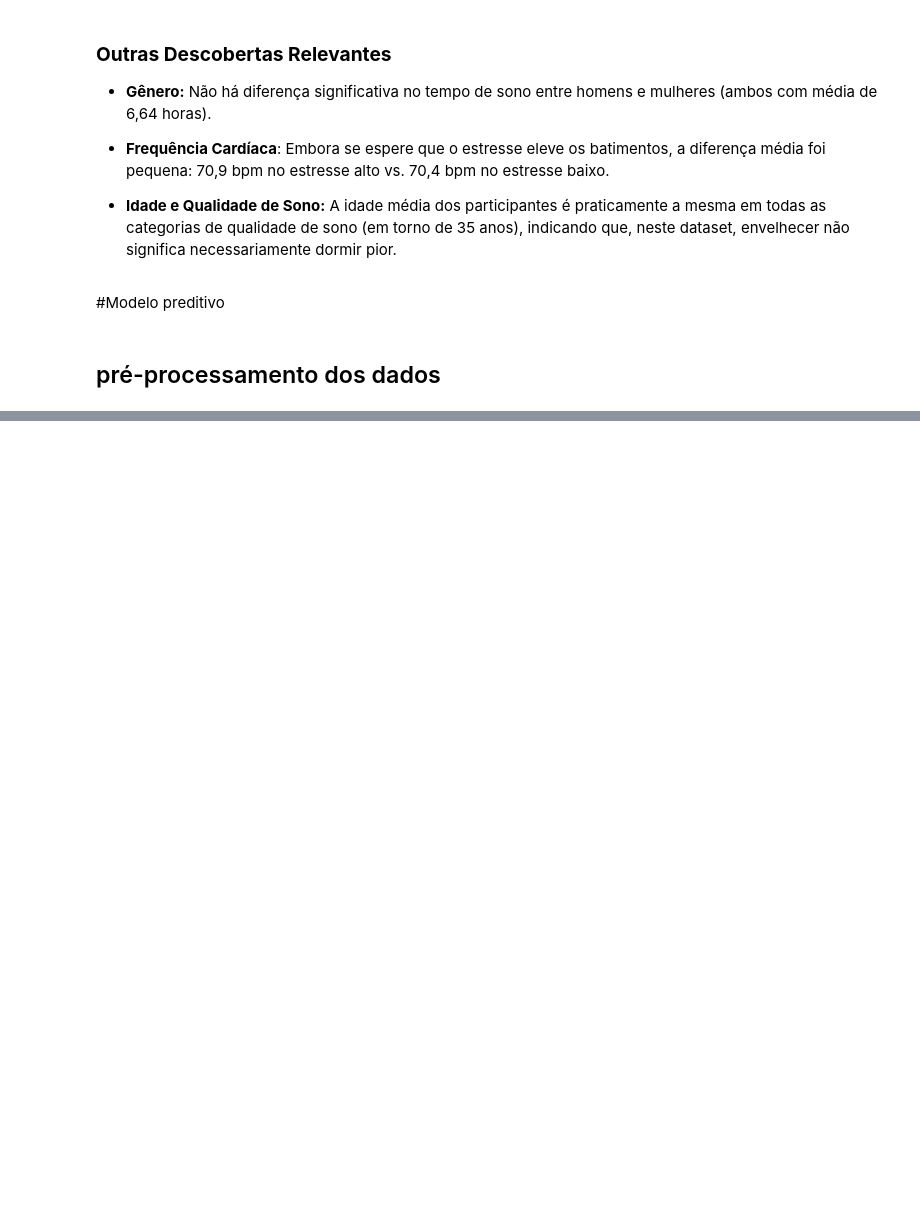
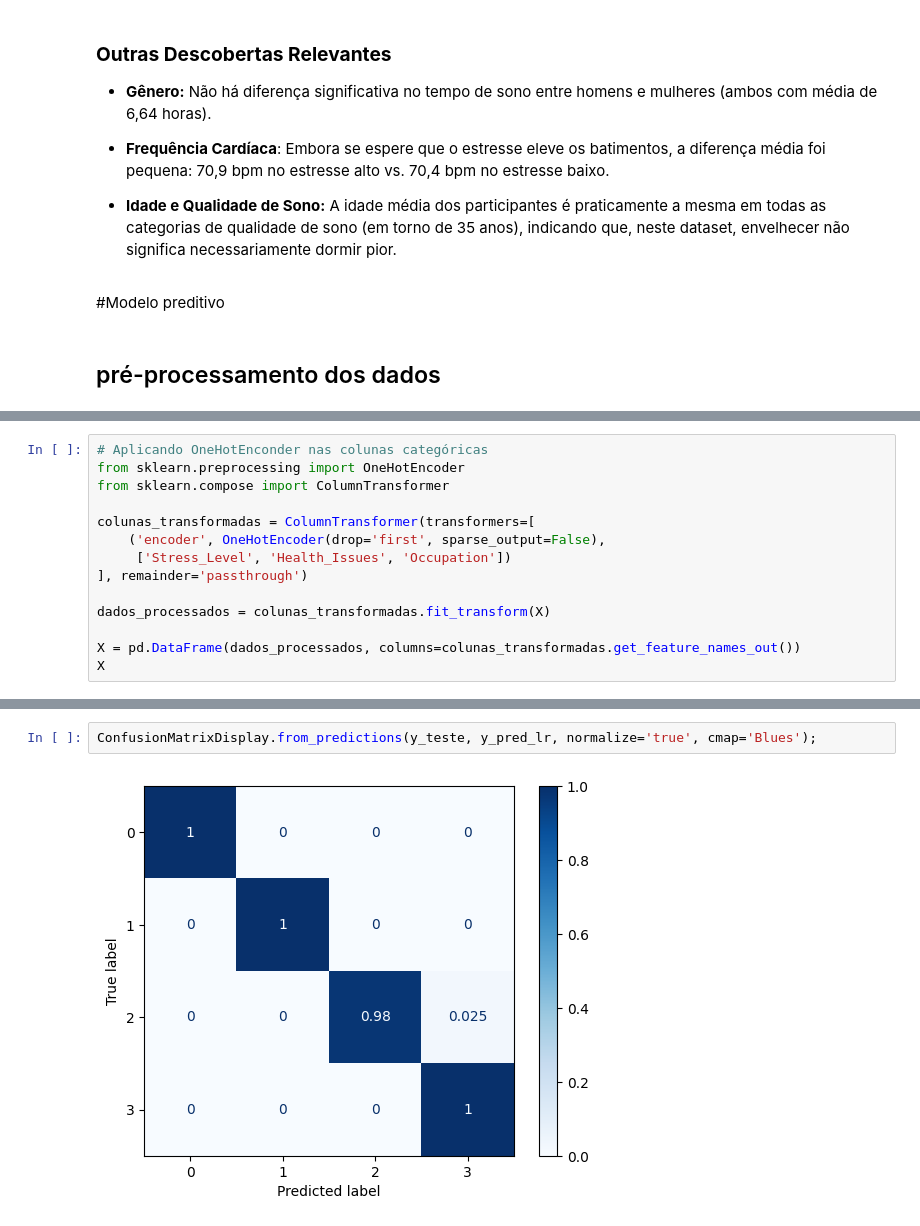
Before and after one commit to Augu5t0/Cientista-de-Dados-N-vel-1, a Jupyter notebook: Notebook/checkpoint.ipynb, the cells around one changed output, grey strips where cells are left out. Cells and saved outputs as stored; diff of their text form; blank space fills up the shorter version.

```diff
--- a/Notebook/checkpoint.ipynb
+++ b/Notebook/checkpoint.ipynb
@@ -479,0 +525,14 @@ A análise de matriz de frequência (crosstab) revelou que o nível de estresse
+# %%
+# Aplicando OneHotEnconder nas colunas categóricas
+from sklearn.preprocessing import OneHotEncoder
+from sklearn.compose import ColumnTransformer
+
+colunas_transformadas = ColumnTransformer(transformers=[
+    ('encoder', OneHotEncoder(drop='first', sparse_output=False),
+     ['Stress_Level', 'Health_Issues', 'Occupation'])
+], remainder='passthrough')
+
+dados_processados = colunas_transformadas.fit_transform(X)
+
+X = pd.DataFrame(dados_processados, columns=colunas_transformadas.get_feature_names_out())
+X
@@ -479,0 +621,4 @@ A análise de matriz de frequência (crosstab) revelou que o nível de estresse
+# %%
+ConfusionMatrixDisplay.from_predictions(y_teste, y_pred_lr, normalize='true', cmap='Blues');
+# %% [output]
+[figure, added]
```
Also changed, not shown: parts of 42 cells of this notebook, 5 other files.
